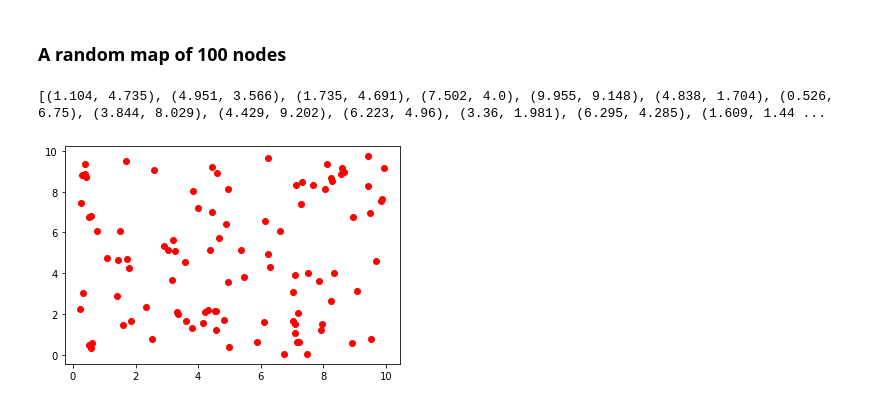
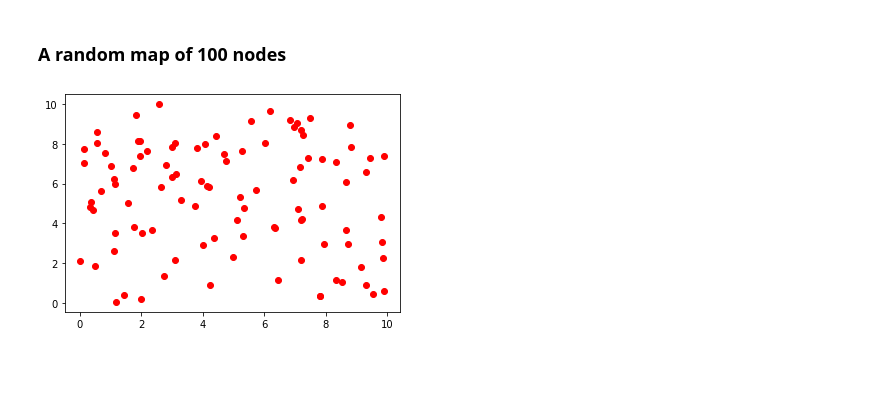
Before and after one commit to alexnikiporenko/travelling_salesman, a Jupyter notebook: Travelling Salesman - Genetic Algorithm.ipynb, the cells around one changed output. Drawn from its saved outputs; the diff is of its cells as text; code cells hidden in the pictures; blank space fills up the shorter version.

```diff
--- a/Travelling Salesman - Genetic Algorithm.ipynb
+++ b/Travelling Salesman - Genetic Algorithm.ipynb
@@ -183,23 +219,17 @@ Best route after 433 iterations:
 # %% [markdown]
 ### A random map of 100 nodes
 # %%
-map100 = []
+map100_coordinates = []
 
 for i in range(100):
     a = round(random.uniform(0, 10), 3)
     b = round(random.uniform(0, 10), 3)
-    map100.append((a, b))
+    map100_coordinates.append((a, b))
 
-
-print(map100)
-
-# * operator can be used in conjunction with zip() to unzip the list
-x, y = zip(*map100)
-plt.scatter(x, y, c="r")
-plt.show()
+map100 = Map(map100_coordinates)
+map100.plot()
 # %% [output]
-[(1.104, 4.735), (4.951, 3.566), (1.735, 4.691), (7.502, 4.0), (9.955, 9.148), (4.838, 1.704), (0.526, 6.75), (3.844, 8.029), (4.429, 9.202), (6.223, 4.96), (3.36, 1.981), (6.295, 4.285), (1.609, 1.44 ...
-[figure, old version]
+[figure, new version]
 # %%
 run_genetic_algorithm(map100, 100, 100)
 # %% [output]
```
Also changed, not shown: parts of 4 cells of this notebook.
